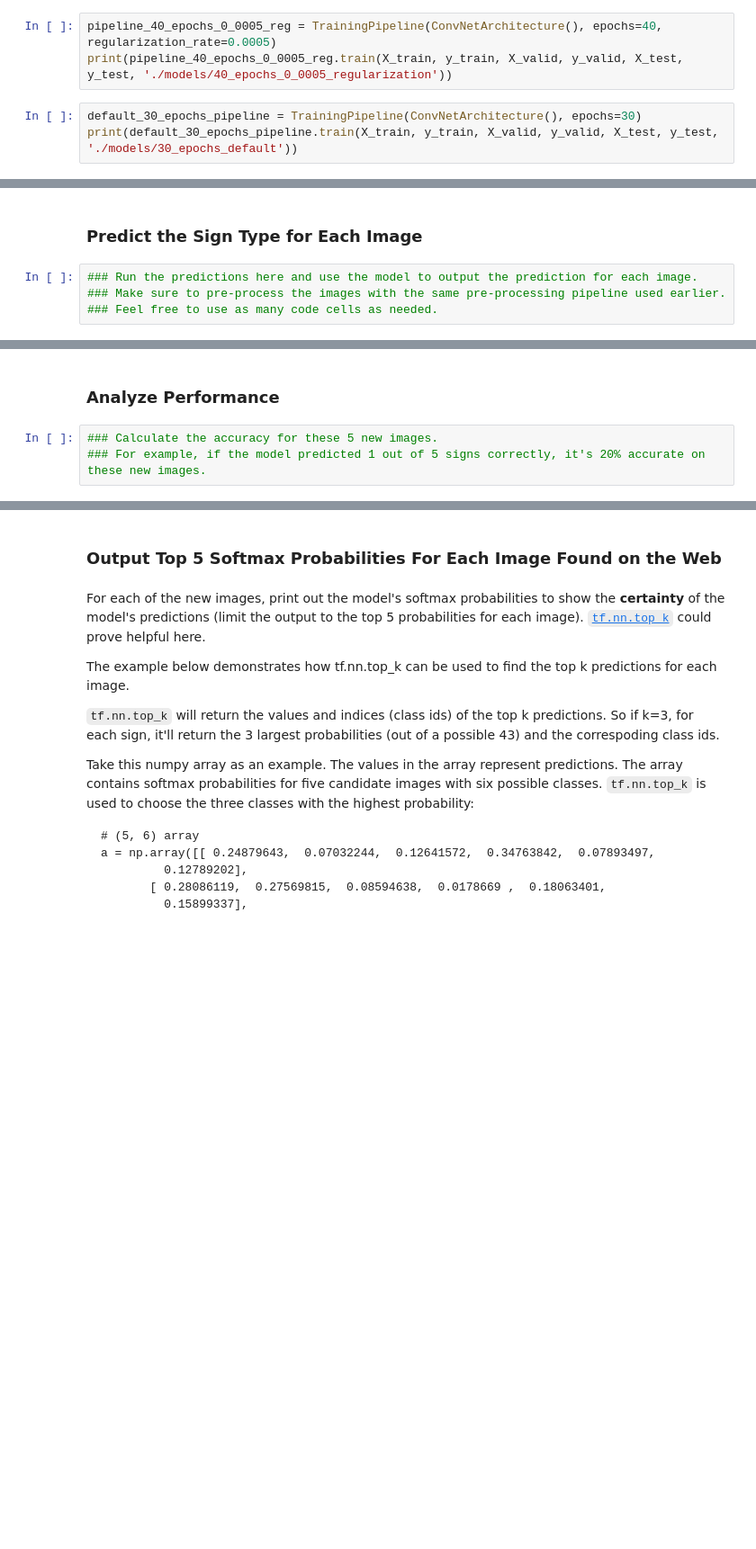
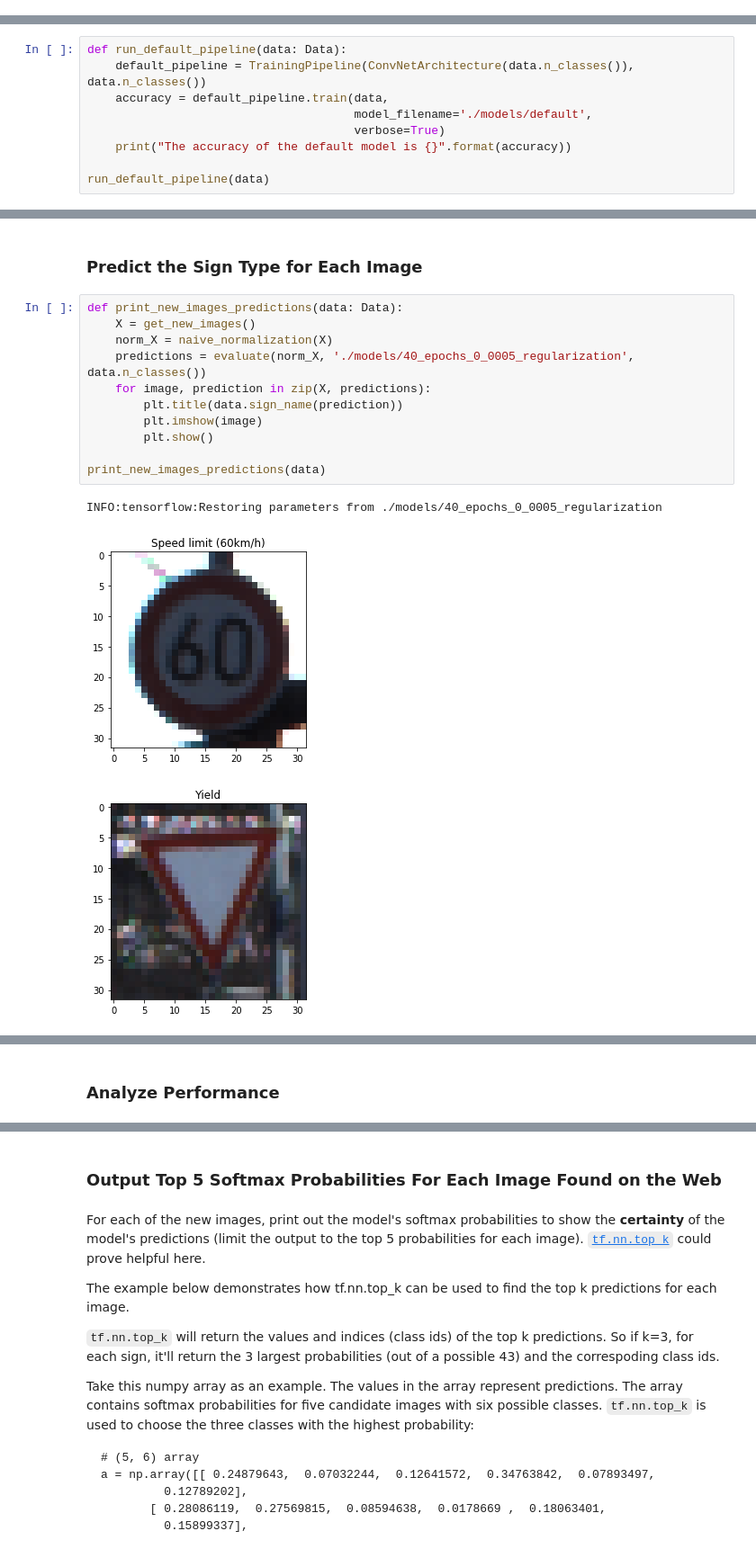
Before and after one commit to david89/self-driving-car-traffic-sign-classifier, a Jupyter notebook: notebook.ipynb, the cells around one changed output, grey strips where cells are left out. Shown at 90% size. Drawn from its saved outputs; the diff is of its cells as text; blank space fills up the shorter version.

Commit message:
Predictions are working now.

```diff
--- a/notebook.ipynb
+++ b/notebook.ipynb
@@ -503,6 +569,0 @@ See `tf.nn.softmax_cross_entropy_with_logits_v2`.
-# %%
-pipeline_40_epochs_0_0005_reg = TrainingPipeline(ConvNetArchitecture(), epochs=40, regularization_rate=0.0005)
-print(pipeline_40_epochs_0_0005_reg.train(X_train, y_train, X_valid, y_valid, X_test, y_test, './models/40_epochs_0_0005_regularization'))
-# %%
-default_30_epochs_pipeline = TrainingPipeline(ConvNetArchitecture(), epochs=30)
-print(default_30_epochs_pipeline.train(X_train, y_train, X_valid, y_valid, X_test, y_test, './models/30_epochs_default'))
@@ -533,0 +570,9 @@ print(default_30_epochs_pipeline.train(X_train, y_train, X_valid, y_valid, X_tes
+# %%
+def run_default_pipeline(data: Data):
+    default_pipeline = TrainingPipeline(ConvNetArchitecture(data.n_classes()), data.n_classes())
+    accuracy = default_pipeline.train(data,
+                                      model_filename='./models/default',
+                                      verbose=True)
+    print("The accuracy of the default model is {}".format(accuracy))
+
+run_default_pipeline(data)
@@ -547,6 +721,17 @@ You may find `signnames.csv` useful as it contains mappings from the class id (i
 # %% [markdown]
 ### Predict the Sign Type for Each Image
-# %%
-### Run the predictions here and use the model to output the prediction for each image.
-### Make sure to pre-process the images with the same pre-processing pipeline used earlier.
-### Feel free to use as many code cells as needed.
+# %%
+def print_new_images_predictions(data: Data):
+    X = get_new_images()
+    norm_X = naive_normalization(X)
+    predictions = evaluate(norm_X, './models/40_epochs_0_0005_regularization', data.n_classes())
+    for image, prediction in zip(X, predictions):
+        plt.title(data.sign_name(prediction))
+        plt.imshow(image)
+        plt.show()
+
+print_new_images_predictions(data)
+# %% [output]
+INFO:tensorflow:Restoring parameters from ./models/40_epochs_0_0005_regularization
+[figure, added]
+[figure, added]
@@ -553,5 +741,2 @@ You may find `signnames.csv` useful as it contains mappings from the class id (i
 # %% [markdown]
 ### Analyze Performance
-# %%
-### Calculate the accuracy for these 5 new images.
-### For example, if the model predicted 1 out of 5 signs correctly, it's 20% accurate on these new images.
```
Also changed, not shown: parts of 38 cells of this notebook, 30 other files.
